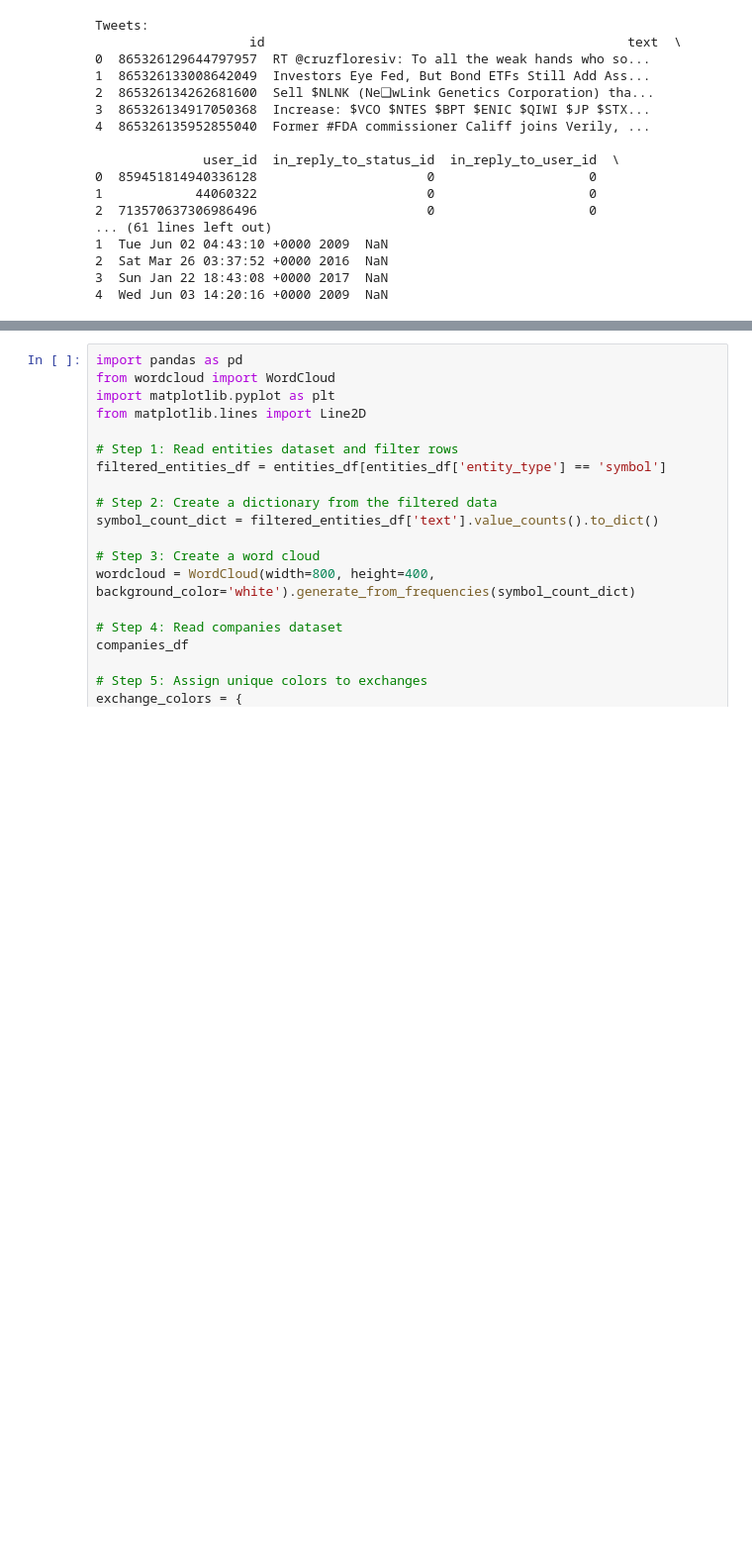
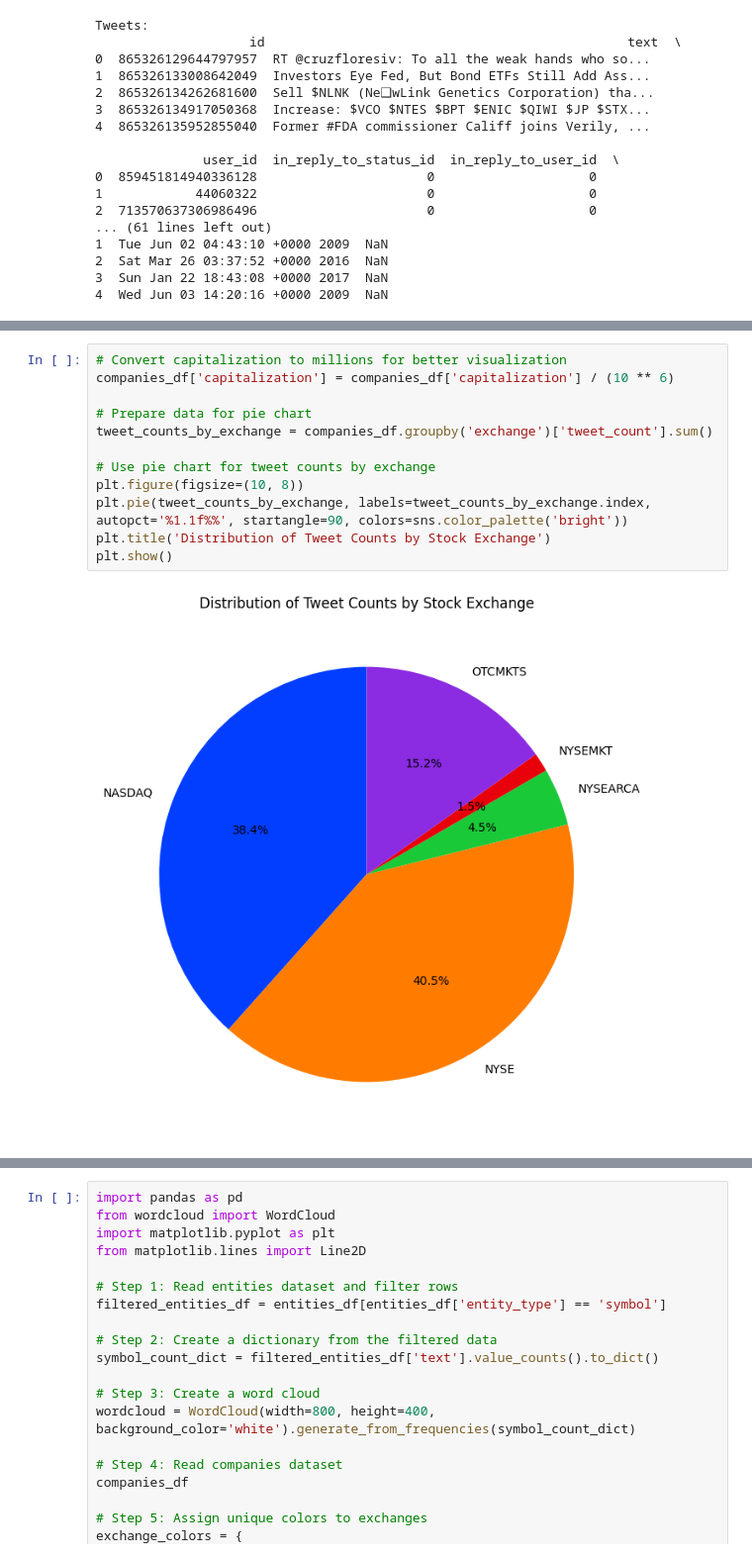
Before and after one commit to MHH7/Financial-Analysis-on-Twitter, a Jupyter notebook: Main.ipynb, the cells around one changed output, grey strips where cells are left out. Shown at 99% size. Cells and saved outputs as stored; diff of their text form; blank space fills up the shorter version.

```diff
--- a/Main.ipynb
+++ b/Main.ipynb
@@ -91,0 +123,14 @@ Tweets:
+# %%
+# Convert capitalization to millions for better visualization
+companies_df['capitalization'] = companies_df['capitalization'] / (10 ** 6)
+
+# Prepare data for pie chart
+tweet_counts_by_exchange = companies_df.groupby('exchange')['tweet_count'].sum()
+
+# Use pie chart for tweet counts by exchange
+plt.figure(figsize=(10, 8))
+plt.pie(tweet_counts_by_exchange, labels=tweet_counts_by_exchange.index, autopct='%1.1f%%', startangle=90, colors=sns.color_palette('bright'))
+plt.title('Distribution of Tweet Counts by Stock Exchange')
+plt.show()
+# %% [output]
+[figure, added]
```
Also changed, not shown: parts of 118 cells of this notebook.
